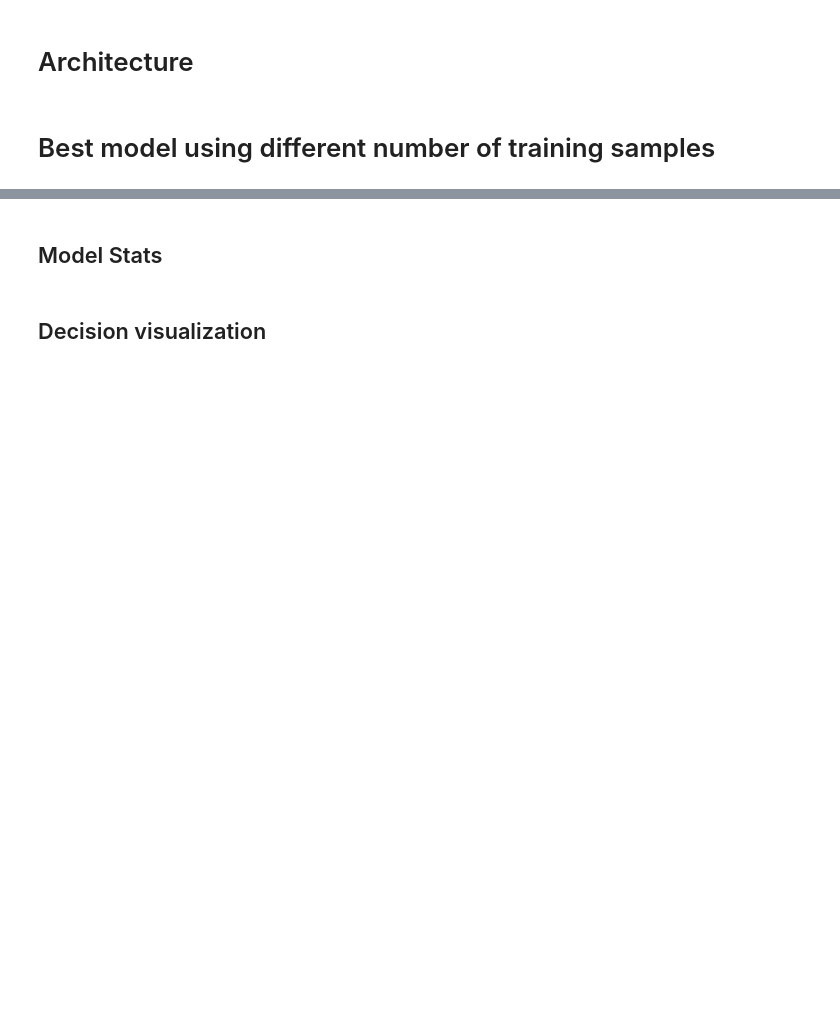
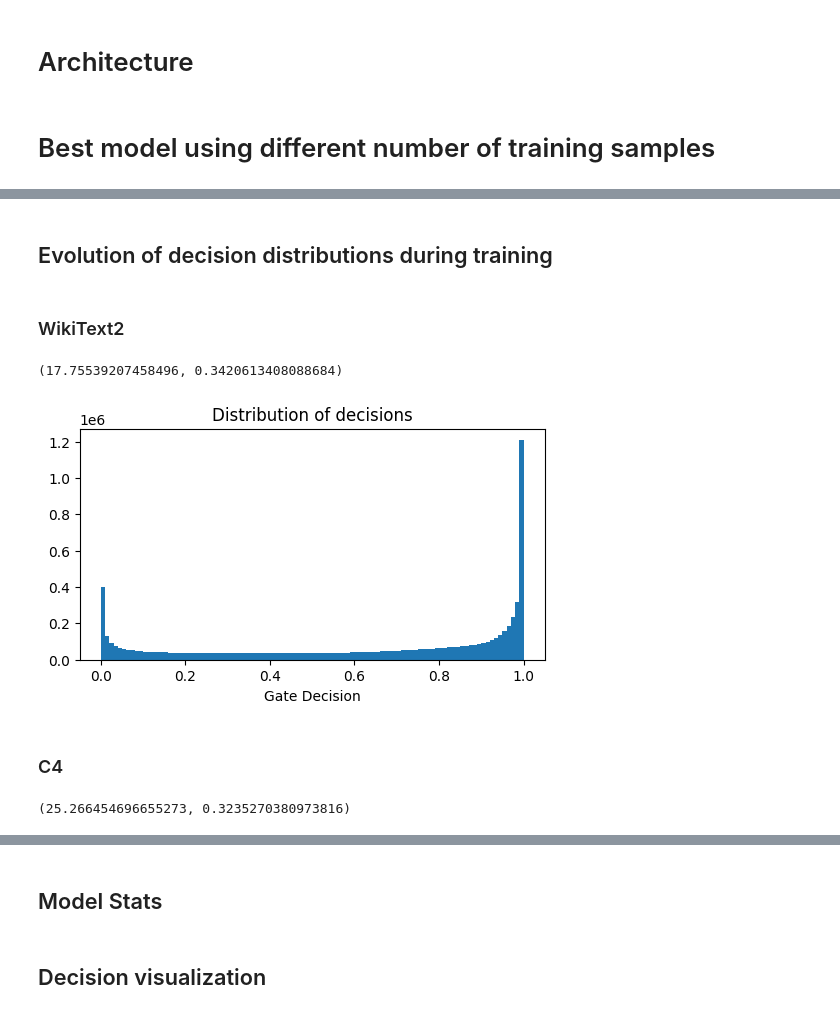
Before and after one commit to chutnakova5/Adaptive-layer-skipping, a Jupyter notebook: gates_evaluation.ipynb, the cells around one changed output, grey strips where cells are left out. Cells and saved outputs as stored; diff of their text form; code cells hidden in the pictures; blank space fills up the shorter version.

```diff
--- a/gates_evaluation.ipynb
+++ b/gates_evaluation.ipynb
@@ -412,0 +420,56 @@ plot_stats(stats)
+# %% [markdown]
+## Evolution of decision distributions during training
+# %%
+stats = {'ppl': [], 'val_ppl': [], 'kl_div': [], 'skip_ratio': [], 'ratio_loss': [], 'bin_loss': [], 'total_loss': []}
+
+model = get_opt(model_name)
+gate_store = []
+add_gates(model, gate_store=gate_store)
+model.to(DEV)
+model.train()
+
+set_init_gate_weights(model, init_skip=0.3, w_std=1e-1)
+freeze_all_but_gates(model)
+
+n_samples = 256
+_, _, distributions = train_gates(
+    model=model,
+    dataloader=dataloader[:n_samples],
+    gate_store=gate_store,
+    stats=stats,
+    device=DEV,
+    epochs=1,
+    lrb=1, lrw=0.01, target_skip=0.4,
+    sigma_max=0.5, sigma_limit=0.7, tau_min=0.4, tau_limit=0.5,
+    lambda_ratio=1e2,
+    lambda_bin=1,
+    grad_accum_steps=1,
+    log_every=8,
+    verbose=False,
+    eval_val_ppl=False,
+    return_distributions = True
+    )
+# %% [markdown]
+### WikiText2
+# %%
+gate_store.clear()
+model.eval()
+val_ppl = eval_ppl(model, wiki_testloader, device=DEV)
+hard_skip_rate = 1-torch.Tensor([x.round().mean() for x in gate_store[-24:]]).mean().item()
+val_ppl, hard_skip_rate
+# %% [output]
+(17.75539207458496, 0.3420613408088684)
+# %%
+visualize_dist(gate_store)
+# %% [output]
+[figure, added]
+# %% [markdown]
+### C4
+# %%
+gate_store.clear()
+model.eval()
+val_ppl = eval_ppl(model, testloader, device=DEV)
+hard_skip_rate = 1-torch.Tensor([x.round().mean() for x in gate_store[-24:]]).mean().item()
+val_ppl, hard_skip_rate
+# %% [output]
+(25.266454696655273, 0.3235270380973816)
```
Also changed, not shown: parts of 19 cells of this notebook, 3 other files.
